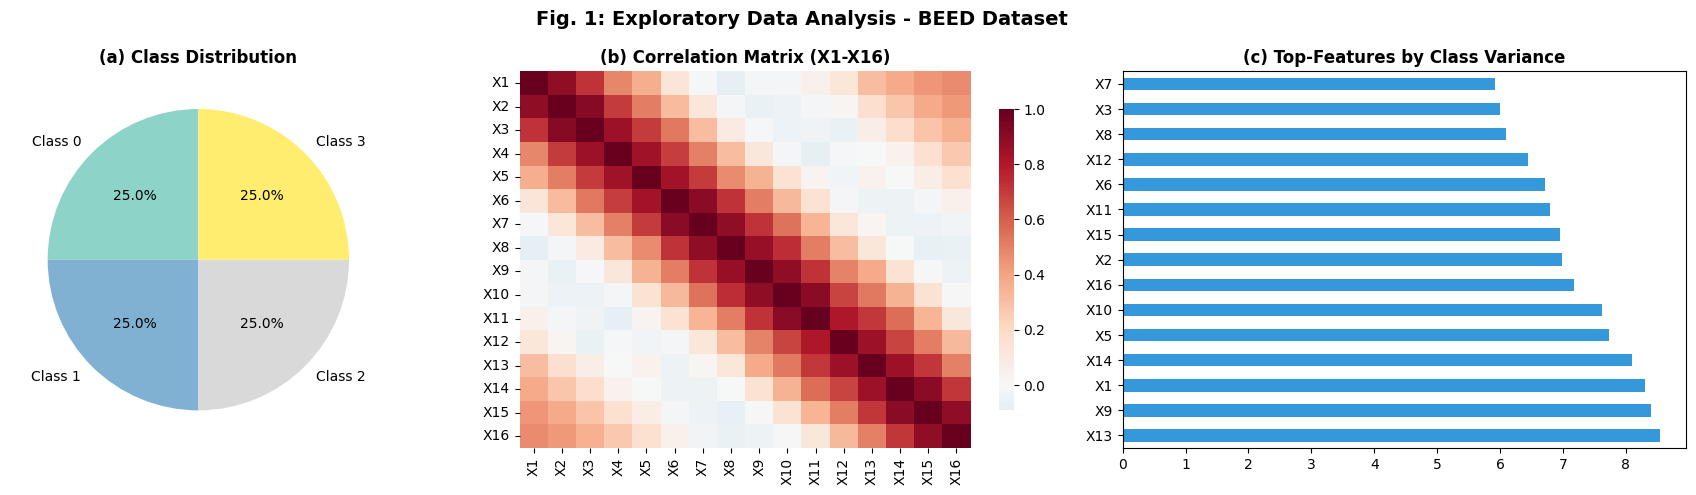
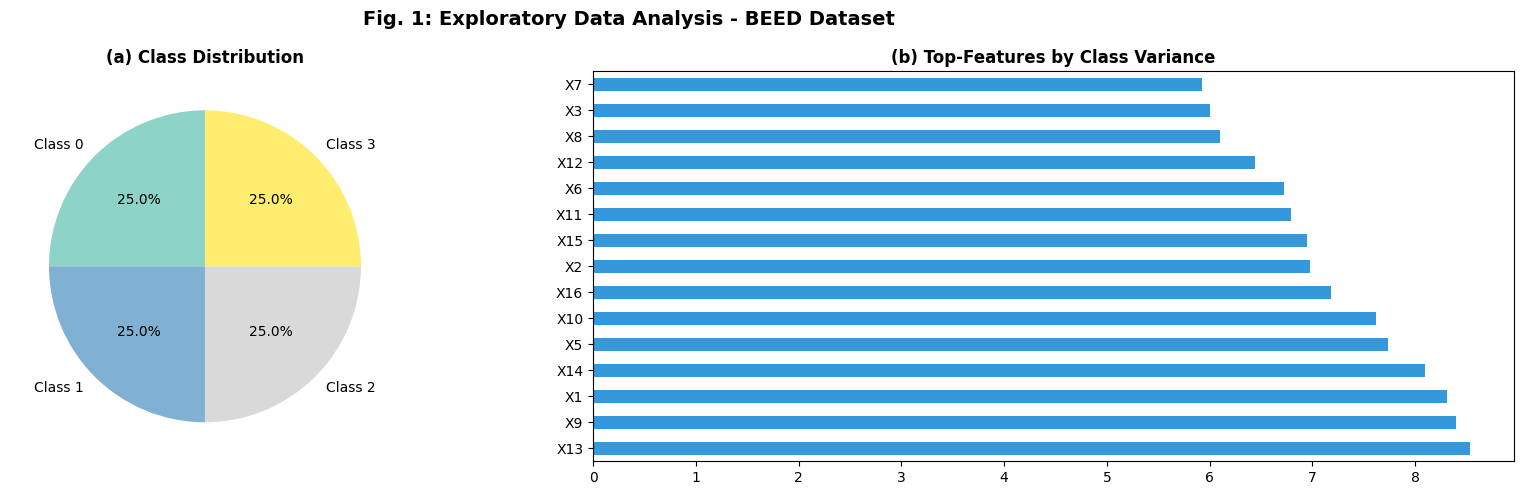
The change to this notebook cell's code, shown as a diff; its figure went from the first image to the second:
--- before
+++ after
@@ -1,5 +1,5 @@
 # ─── Exploratory Data Analysis (EDA) ───
 print("\n=== Starting EDA ===")
-fig, axes = plt.subplots(1, 3, figsize=(18, 5))
+fig, axes = plt.subplots(1, 2, figsize=(18, 5))
 
 # (a) Class Distribution
@@ -10,15 +10,9 @@
 axes[0].set_title("(a) Class Distribution", fontweight="bold")
 
-# (b) Correlation Heatmap (Channels)
-corr = df.iloc[:, :16].corr()
-sns.heatmap(corr, cmap="RdBu_r", center=0, ax=axes[1], cbar_kws={"shrink": 0.8})
-axes[1].set_title("(b) Correlation Matrix (X1-X16)", fontweight="bold")
-
-# (c) Top Features by Class Variance
+# (b) Top Features by Class Variance
 feature_means = df.groupby('y').mean().T
 mean_diff = feature_means.std(axis=1).sort_values(ascending=False).head(15)
-mean_diff.plot.barh(ax=axes[2], color="#3498db")
-axes[2].set_title("(c) Top-Features by Class Variance", fontweight="bold")
-
+mean_diff.plot.barh(ax=axes[1], color="#3498db")
+axes[1].set_title("(b) Top-Features by Class Variance", fontweight="bold")
 plt.suptitle("Fig. 1: Exploratory Data Analysis - BEED Dataset", fontsize=14, fontweight="bold")
 plt.tight_layout()

Commit: Created using Colab